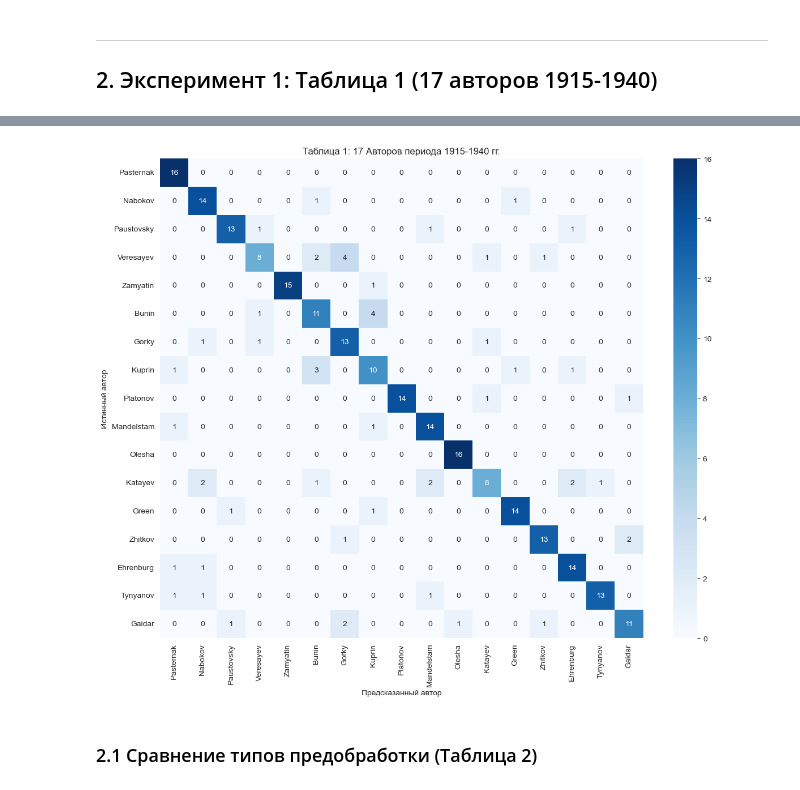
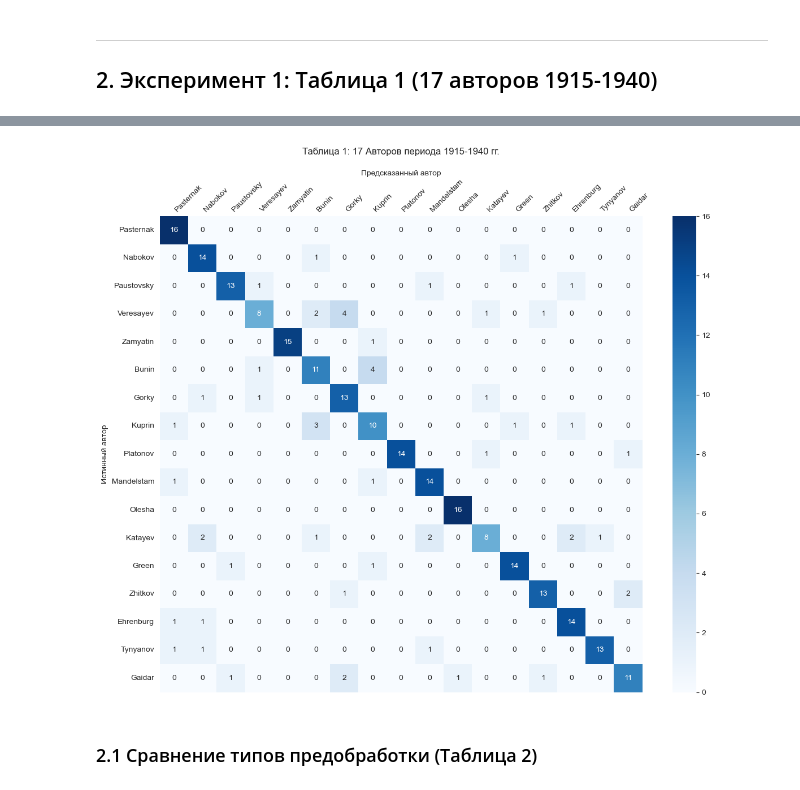
Before and after one commit to revlze/compression-authorship, a Jupyter notebook: experiments.ipynb, the cells around one changed output, grey strips where cells are left out. Cells and saved outputs as stored; diff of their text form; code cells hidden in the pictures.

```diff
--- a/experiments.ipynb
+++ b/experiments.ipynb
@@ -131,15 +131,26 @@ result['table']
 # %%
 def plot_confusion_matrix(table, title='Confusion Matrix'):
     plt.figure(figsize=(12, 10))
-    sns.heatmap(table, annot=True, fmt='d', cmap='Blues')
-    plt.title(title)
-    plt.xlabel('Предсказанный автор')
-    plt.ylabel('Истинный автор')
+    ax = sns.heatmap(
+        table,
+        annot=True,
+        fmt='d',
+        cmap='Blues',
+        cbar=True
+    )
+    ax.set_title(title, pad=20)
+    ax.xaxis.tick_top()
+    ax.xaxis.set_label_position('top')
+    ax.tick_params(axis='x', length=0)
+    ax.set_xlabel('Предсказанный автор')
+    ax.set_ylabel('Истинный автор')
+    plt.xticks(rotation=45, ha='left')
+    plt.yticks(rotation=0)
     plt.tight_layout()
     plt.show()
 
 plot_confusion_matrix(result['table'], 'Таблица 1: 17 Авторов периода 1915-1940 гг.')
 # %% [output]
-[figure, old version]
+[figure, new version]
 # %% [markdown]
 ### 2.1 Сравнение типов предобработки (Таблица 2)
```
Also changed, not shown: parts of 6 cells of this notebook.
